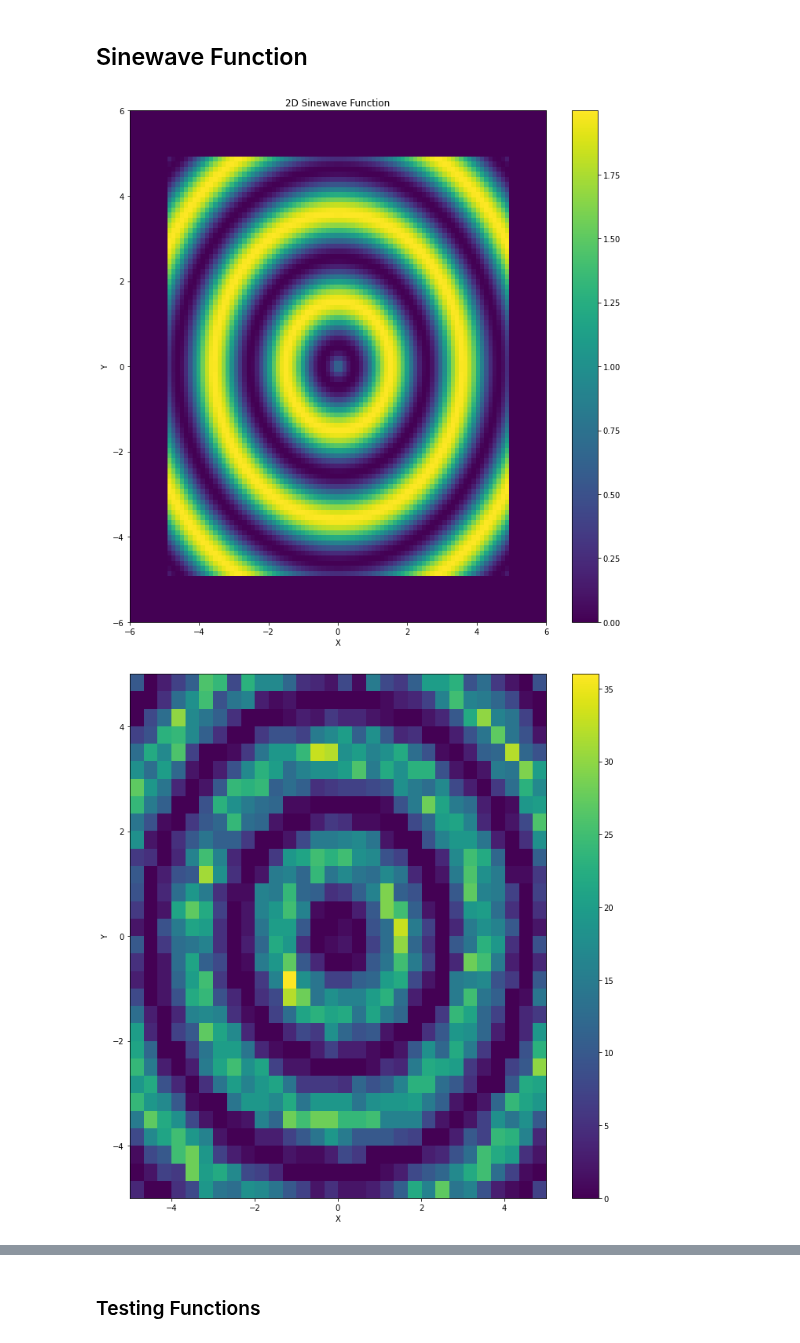
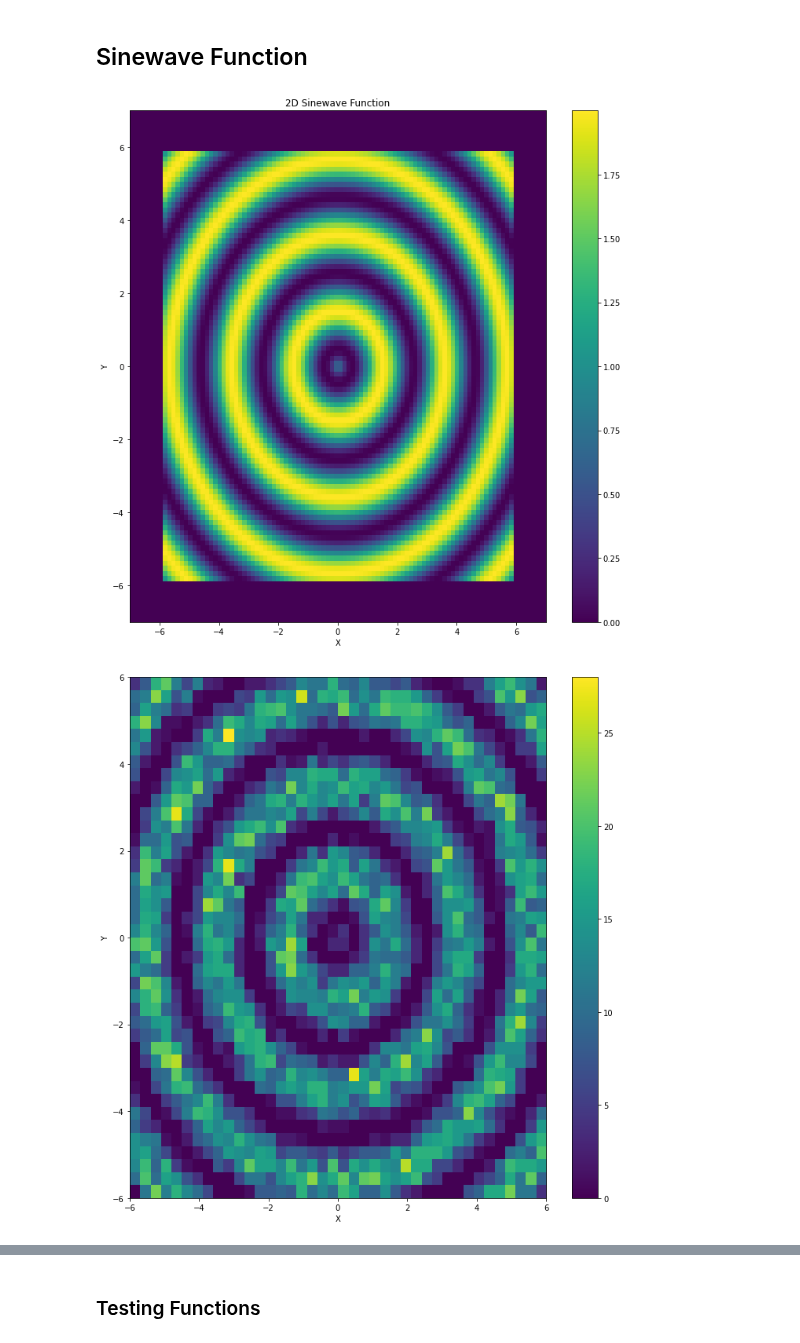
Before and after one commit to pjdunne/MResMCMC2023, a Jupyter notebook: Examples_Dian.ipynb, the cells around one changed output, grey strips where cells are left out. Saved outputs shown, nothing was run; the diff lists cells and outputs as text; code cells hidden in the pictures.

```diff
--- a/Examples_Dian.ipynb
+++ b/Examples_Dian.ipynb
@@ -9,19 +9,19 @@ from MCMC_DZ.MCMC.MetropolisHastingMCMC.MHMC import MHMC
 import MCMC_DZ.MCMC.MetropolisHastingMCMC.ProposalDistributions as PDs
 from MCMC_DZ.BayesianInference.Likelihood_functions import Sinewave
 # %%
-Data_range = np.array([[-5, 5], [-5, 5]])
+Data_range = np.array([[-6, 6], [-6, 6]])
 SF = Sinewave.Sinewave_function([3, 1], Data_range)
-Vts.Target_Distribution_Visualization(X_range=[-6, 6], Y_range=[-6, 6], Tar_Dis=SF.f, Func_name="2D Sinewave Function", alpha=1)
+Vts.Target_Distribution_Visualization(X_range=[-7, 7], Y_range=[-7, 7], Tar_Dis=SF.f, Func_name="2D Sinewave Function", alpha=1)
 # %% [output]
-[figure, old version]
+[figure, new version]
 # %%
-Data_range = np.array([[-5, 5], [-5, 5]])
+Data_range = np.array([[-6, 6], [-6, 6]])
 
-SFFD_P = Sts.FakeDataGen2D_Poisson(SF.f, [[-5, 5], [-5, 5]], 30, scaler=100)
+SFFD_P = Sts.FakeDataGen2D_Poisson(SF.f, [[-6, 6], [-6, 6]], 40, scaler=100)
 
 Vts.PlotHeatmap(SFFD_P.x ,SFFD_P.y, SFFD_P.BinsValue.reshape(SFFD_P.x.shape), xlabel="X", ylabel="Y", zlabel="F(X,Y)")
 # %% [output]
-[figure, old version]
+[figure, new version]
 # %%
 def Prior(params):
     if (0<params[0] and params[0]<20 and 0<=params[1] and params[1]<3):
```
Also changed, not shown: parts of 18 cells of this notebook, 2 other files.
